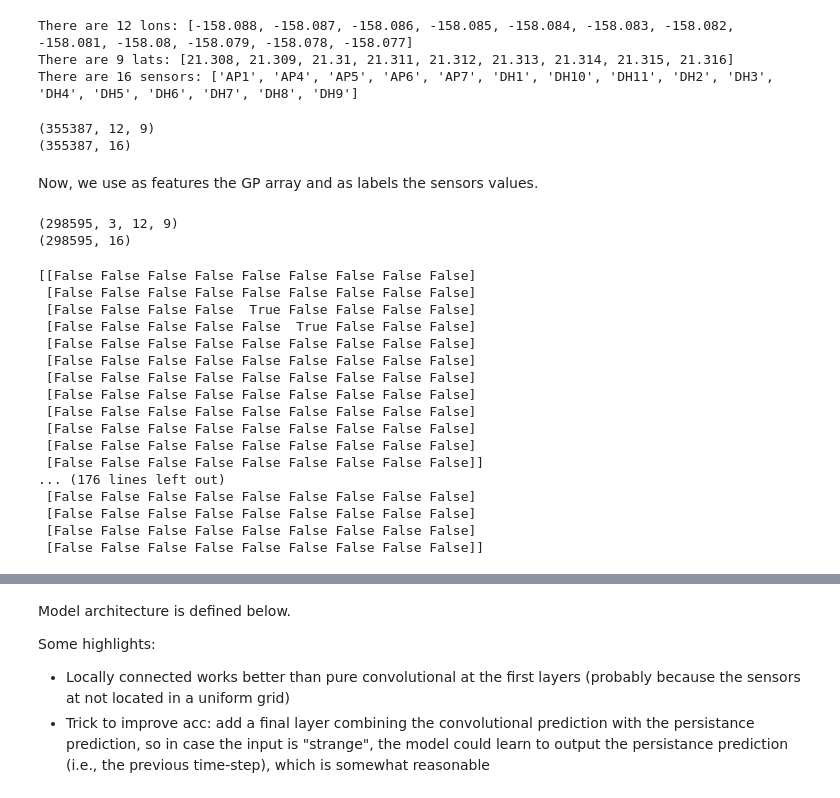
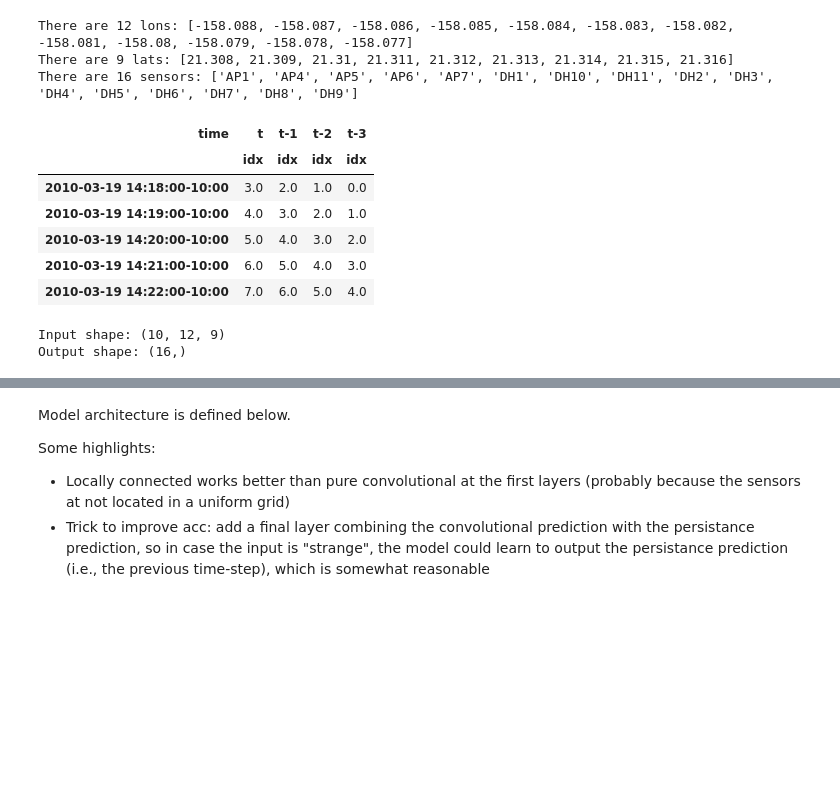
Before and after one commit to albertotb/solar, a Jupyter notebook: notebooks/train_model-Conv_LSTM_GP.ipynb, the cells around one changed output, grey strips where cells are left out. Saved outputs shown, nothing was run; the diff lists cells and outputs as text; code cells hidden in the pictures; blank space fills up the shorter version.

```diff
--- a/notebooks/train_model-Conv_LSTM_GP.ipynb
+++ b/notebooks/train_model-Conv_LSTM_GP.ipynb
@@ -27,6 +24,12 @@ try:
 #     df.colums = data.colums.drop()
 except:
     print('File {} does not exist.'.format(os.path.join(PATH_DATA,'oahu_GP.pkl')))
+
+try:
+    df_gp_torch = pd.read_pickle(os.path.join(PATH_DATA,'ghi_map_torch.pkl'))
+#     df.colums = data.colums.drop()
+except:
+    print('File {} does not exist.'.format(os.path.join(PATH_DATA,'ghi_map_torch.pkl')))
 
 try:
     df_sensors = pd.read_pickle(os.path.join(PATH_DATA,'oahu_min_final.pkl'))
@@ -61,16 +64,6 @@ print('There are {} sensors: {}'.format(len(sensors_list),list(sensors_list)))
 There are 12 lons: [-158.088, -158.087, -158.086, -158.085, -158.084, -158.083, -158.082, -158.081, -158.08, -158.079, -158.078, -158.077]
 There are 9 lats: [21.308, 21.309, 21.31, 21.311, 21.312, 21.313, 21.314, 21.315, 21.316]
 There are 16 sensors: ['AP1', 'AP4', 'AP5', 'AP6', 'AP7', 'DH1', 'DH10', 'DH11', 'DH2', 'DH3', 'DH4', 'DH5', 'DH6', 'DH7', 'DH8', 'DH9']
-# %%
-df_gp.sort_index(axis=1)
-array_gp = df_gp.to_numpy().reshape(  [-1]+list(map(len,df_gp.columns.levels))   )
-print(array_gp.shape)
-
-array_sensors = df_sensors.to_numpy().reshape(  [-1]+[len(df_sensors.columns)]   )
-print(array_sensors.shape)
-# %% [output]
-(355387, 12, 9)
-(355387, 16)
 # %%
 def df_shift(df, periods=1):
     return (pd.concat([df] + [ df.tshift(t+1, freq='1min') for t in range(periods) ], axis=1,
@@ -79,4 +72,13 @@ def df_shift(df, periods=1):
 .dropna())
 # %%
 df_roll = df_shift(df_idx, periods=3)
+df_roll.head()
+# %% [output]
+| time | t | t-1 | t-2 | t-3 |
+|  | idx | idx | idx | idx |
+| 2010-03-19 14:18:00-10:00 | 3.0 | 2.0 | 1.0 | 0.0 |
+| 2010-03-19 14:19:00-10:00 | 4.0 | 3.0 | 2.0 | 1.0 |
+| 2010-03-19 14:20:00-10:00 | 5.0 | 4.0 | 3.0 | 2.0 |
+| 2010-03-19 14:21:00-10:00 | 6.0 | 5.0 | 4.0 | 3.0 |
+| 2010-03-19 14:22:00-10:00 | 7.0 | 6.0 | 5.0 | 4.0 |
 # %%
@@ -96,14 +116,7 @@ X_idx_test = df_test.drop(labels='t',axis=1,level='time').to_numpy(dtype='int')[
-# %% [markdown]
-Now, we use as features the GP array and as labels the sensors values.
 # %%
-X_train = array_gp[X_idx_train]
-y_train = array_sensors[y_idx_train]
-
-X_test = array_gp[X_idx_test]
-y_test = array_sensors[y_idx_test]
-
-print(X_train.shape)
-print(y_train.shape)
+X_train, y_train, X_test, y_test = to_array(df_gp, df_sensors, periods=10)
+print("Input shape: {}".format(X_train.shape[1:]))
+print("Output shape: {}".format(y_train.shape[1:]))
 # %% [output]
-(298595, 3, 12, 9)
-(298595, 16)
+Input shape: (10, 12, 9)
+Output shape: (16,)
@@ -144,21 +122,0 @@ def to_array(df_gp, df_sensors, periods):
-# %%
-for sensor_value in array_sensors[10]:
-    print(np.isclose(array_gp[10],sensor_value,atol=0.01))
-# %% [output]
-[[False False False False False False False False False]
- [False False False False False False False False False]
- [False False False False  True False False False False]
- [False False False False False  True False False False]
- [False False False False False False False False False]
- [False False False False False False False False False]
- [False False False False False False False False False]
- [False False False False False False False False False]
- [False False False False False False False False False]
- [False False False False False False False False False]
- [False False False False False False False False False]
- [False False False False False False False False False]]
-... (176 lines left out)
- [False False False False False False False False False]
- [False False False False False False False False False]
- [False False False False False False False False False]
- [False False False False False False False False False]]
```
Also changed, not shown: parts of 31 cells of this notebook, 8 other files.
